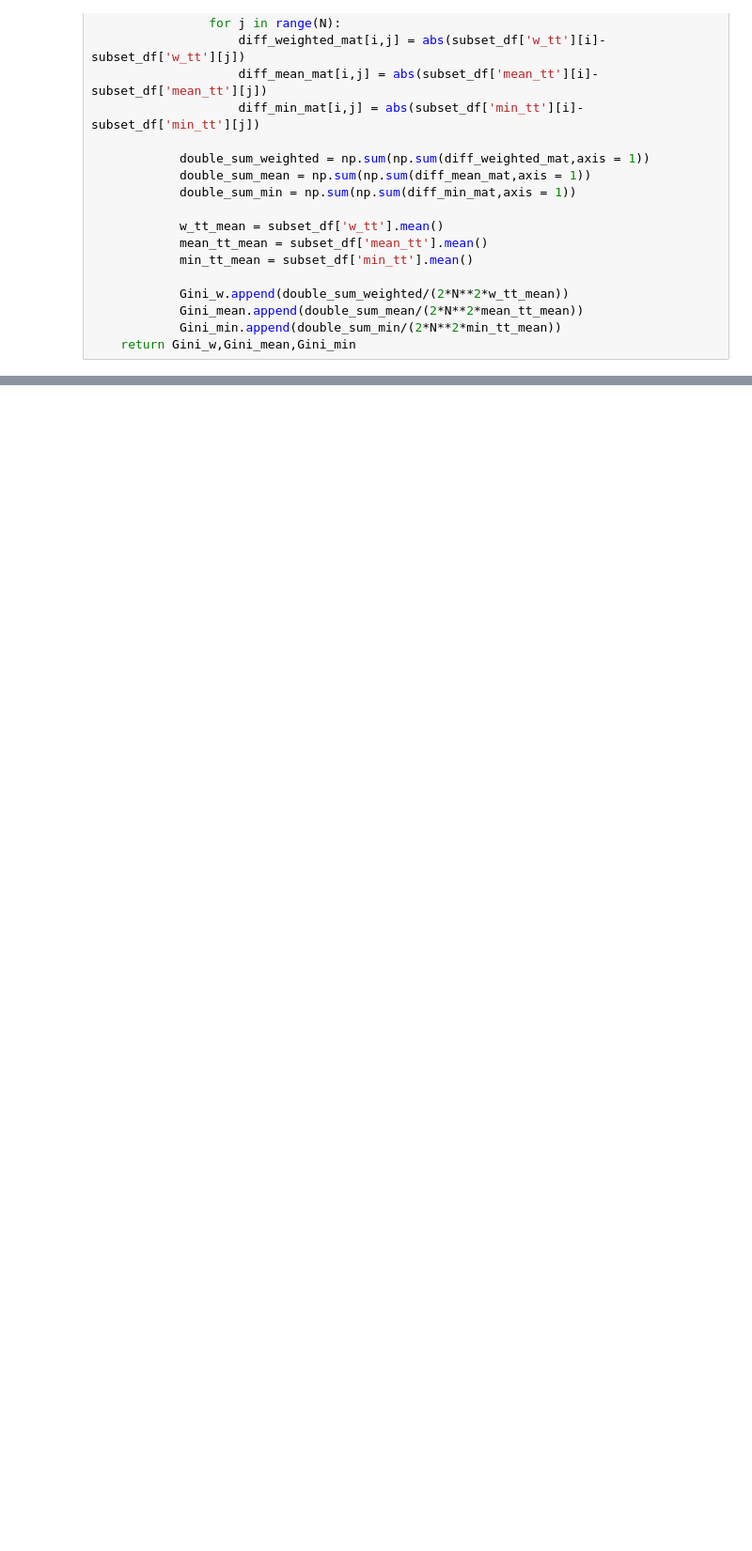
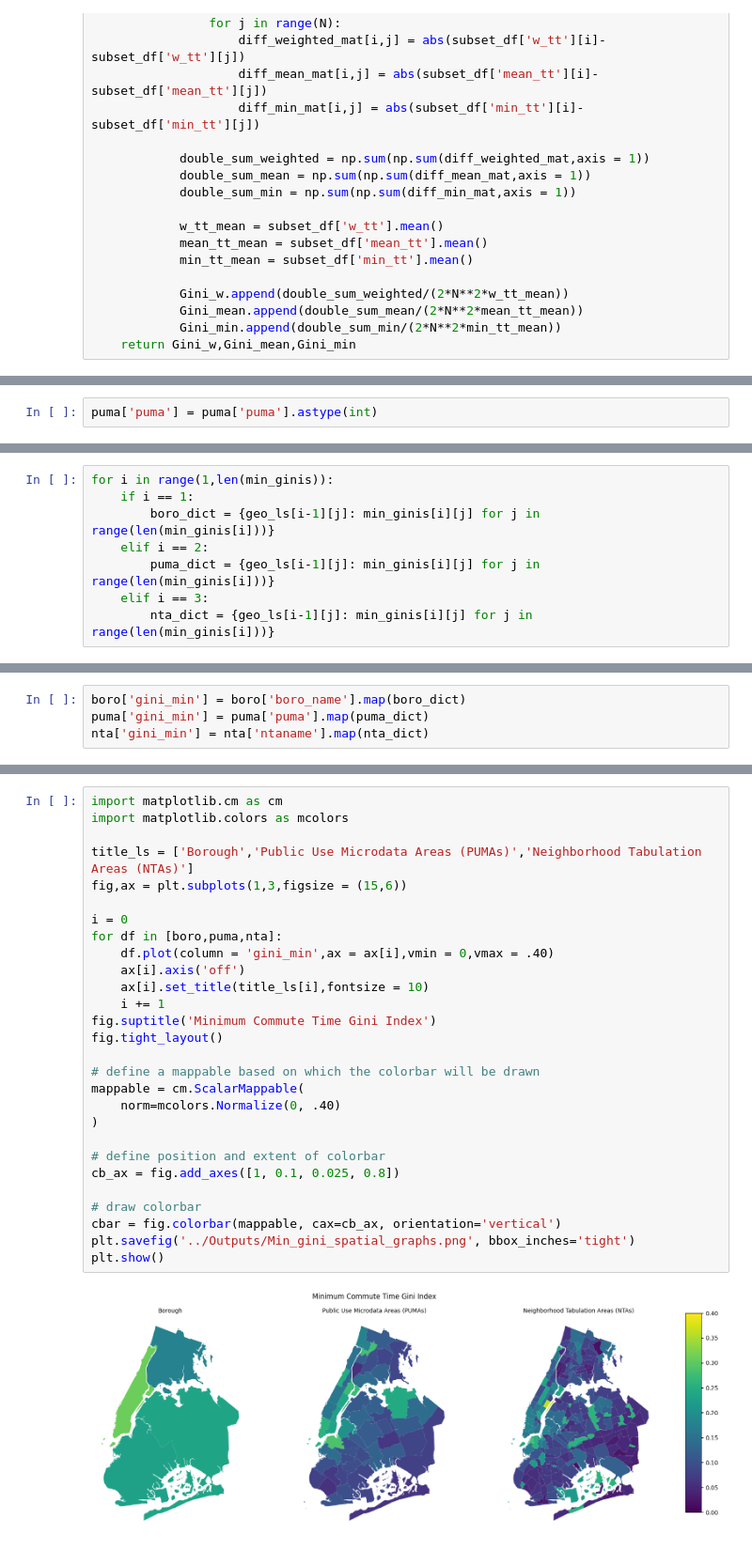
Before and after one commit to emj1020/complex_urban_systems_finalproj, a Jupyter notebook: Scripts/08_Gini_Index.ipynb, the cells around one changed output, grey strips where cells are left out. Shown at 94% size. Cells and saved outputs as stored; diff of their text form; blank space fills up the shorter version.

Commit message:
gini index

```diff
--- a/Scripts/08_Gini_Index.ipynb
+++ b/Scripts/08_Gini_Index.ipynb
@@ -269,0 +319,2 @@ plt.show()
+# %%
+puma['puma'] = puma['puma'].astype(int)
@@ -269,0 +344,8 @@ plt.show()
+# %%
+for i in range(1,len(min_ginis)):
+    if i == 1:
+        boro_dict = {geo_ls[i-1][j]: min_ginis[i][j] for j in range(len(min_ginis[i]))}
+    elif i == 2:
+        puma_dict = {geo_ls[i-1][j]: min_ginis[i][j] for j in range(len(min_ginis[i]))}
+    elif i == 3:
+        nta_dict = {geo_ls[i-1][j]: min_ginis[i][j] for j in range(len(min_ginis[i]))}
@@ -269,0 +356,4 @@ plt.show()
+# %%
+boro['gini_min'] = boro['boro_name'].map(boro_dict)
+puma['gini_min'] = puma['puma'].map(puma_dict)
+nta['gini_min'] = nta['ntaname'].map(nta_dict)
@@ -269,0 +364,30 @@ plt.show()
+# %%
+import matplotlib.cm as cm
+import matplotlib.colors as mcolors
+
+title_ls = ['Borough','Public Use Microdata Areas (PUMAs)','Neighborhood Tabulation Areas (NTAs)']
+fig,ax = plt.subplots(1,3,figsize = (15,6))
+
+i = 0
+for df in [boro,puma,nta]:
+    df.plot(column = 'gini_min',ax = ax[i],vmin = 0,vmax = .40)
+    ax[i].axis('off')
+    ax[i].set_title(title_ls[i],fontsize = 10)
+    i += 1
+fig.suptitle('Minimum Commute Time Gini Index')
+fig.tight_layout()
+
+# define a mappable based on which the colorbar will be drawn
+mappable = cm.ScalarMappable(
+    norm=mcolors.Normalize(0, .40)
+)
+
+# define position and extent of colorbar
+cb_ax = fig.add_axes([1, 0.1, 0.025, 0.8])
+
+# draw colorbar
+cbar = fig.colorbar(mappable, cax=cb_ax, orientation='vertical')
+plt.savefig('../Outputs/Min_gini_spatial_graphs.png', bbox_inches='tight')
+plt.show()
+# %% [output]
+[figure, added]
```
Also changed, not shown: parts of 22 cells of this notebook, 5 other files.
